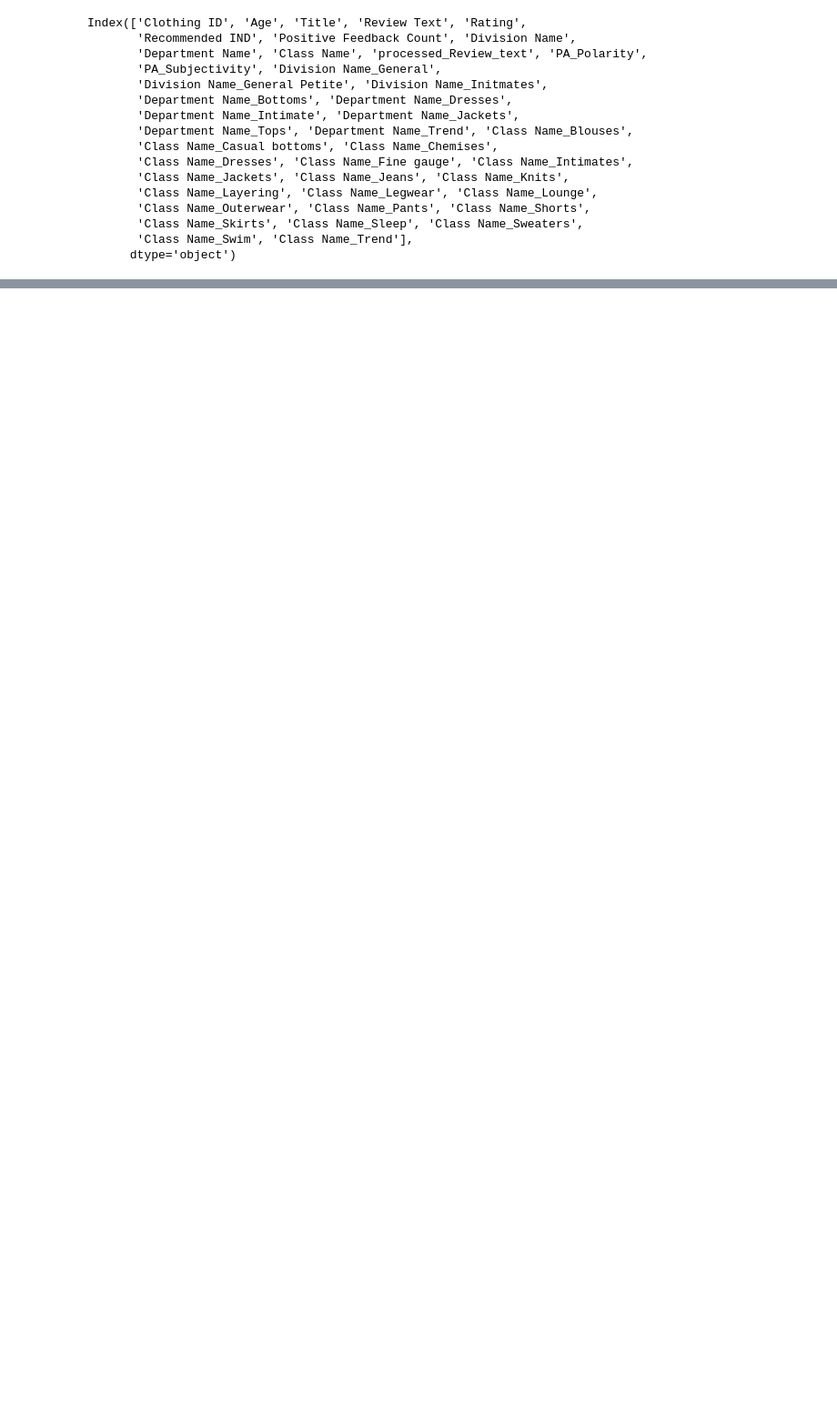
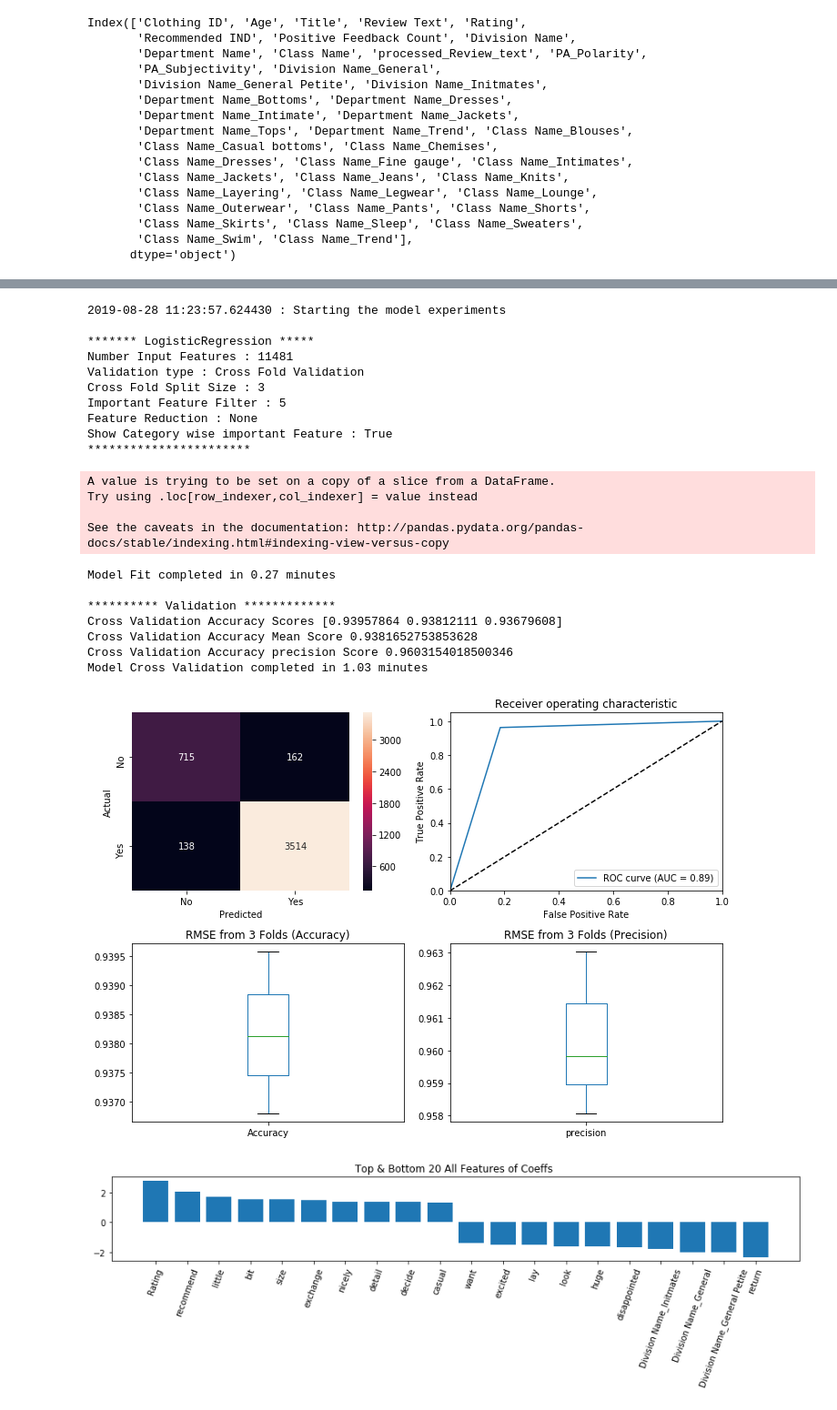
Before and after one commit to balag752/Ecommerce-clothing-recommendation-prediction, a Jupyter notebook: src/ModelBuilding.ipynb, the cells around one changed output, grey strips where cells are left out. Shown at 91% size. Saved outputs shown, nothing was run; the diff lists cells and outputs as text; code cells hidden in the pictures; blank space fills up the shorter version.

Commit message:
Model building is completed

```diff
--- a/src/ModelBuilding.ipynb
+++ b/src/ModelBuilding.ipynb
@@ -190,7 +196,7 @@ def Category_coefs(modelbest_estimator,columnslist, ImpFtrShow, label, subplotnb
             title= label+' Features of Coeff''s '
         else:
             ## Accounting both positive & negative important coefficients
-            coefs=pd.concat([coefs.sort_values(by=['Coeff'],ascending=False).head(ImpFtrShow),coefs.sort_values(by=['Coeff'],ascending=True).tail(ImpFtrShow)])
+            coefs=pd.concat([coefs.sort_values(by=['Coeff'],ascending=False).head(ImpFtrShow),coefs.sort_values(by=['Coeff'],ascending=False).tail(ImpFtrShow)])
             title='Top & Bottom '+str(ImpFtrShow*2)+' '+label+' Features of Coeff''s '
         plt.bar(coefs['Featrures'], coefs['Coeff']);
         plt.title(title)
@@ -315,7 +321,7 @@ def validation(modelbest_estimator,InputFeatureData,OutputFeatureData, X_train,
         print("Cross Validation Accuracy precision Score "+str(np.mean(scores, dtype=np.float64)))
         plt.subplot(2,2,4)
         pd.Series(scores).plot(kind="box", label="precision");
-        plt.title('RMSE from '+str(nfolds)+' Folds (precision)')
+        plt.title('RMSE from '+str(nfolds)+' Folds (Precision)')
 
         datetime_cv=datetime.datetime.now()
         minutes_diff = round((datetime_cv - datetime_modelfit).total_seconds() / 60.0,2)
@@ -402,5 +408,29 @@ def model_experiment(model,param_grid,df, InputFeaturecols,OutputFeaturecols, nf
 # %%
 model=linear_model.LogisticRegression(n_jobs=1, solver='liblinear', C=1, penalty='l2', max_iter=1000)
 param_grid={}#{'C':[0.01,1,100,1000]}
 
-model_experiment(model=model,param_grid=param_grid,df=df, InputFeaturecols=InputFeature,OutputFeaturecols=OutputFeature, nfolds=[2,3], ImpFtrShow=10, Reviewonly=False,FeatureReduction="None")
+model_experiment(model=model,param_grid=param_grid,df=df, InputFeaturecols=InputFeature,OutputFeaturecols=OutputFeature, nfolds=[2,3], ImpFtrShow=5, Reviewonly=False,FeatureReduction="None")
+# %% [output]
+2019-08-28 11:23:57.624430 : Starting the model experiments
+
+******* LogisticRegression *****
+Number Input Features : 11481
+Validation type : Cross Fold Validation
+Cross Fold Split Size : 3
+Important Feature Filter : 5
+Feature Reduction : None
+Show Category wise important Feature : True
+***********************
+A value is trying to be set on a copy of a slice from a DataFrame.
+Try using .loc[row_indexer,col_indexer] = value instead
+
+See the caveats in the documentation: http://pandas.pydata.org/pandas-docs/stable/indexing.html#indexing-view-versus-copy
+Model Fit completed in 0.27 minutes
+
+********** Validation *************
+Cross Validation Accuracy Scores [0.93957864 0.93812111 0.93679608]
+Cross Validation Accuracy Mean Score 0.9381652753853628
+Cross Validation Accuracy precision Score 0.9603154018500346
+Model Cross Validation completed in 1.03 minutes
+[figure, added]
+[figure, added]
```
Also changed, not shown: parts of 19 cells of this notebook, 4 other files.
